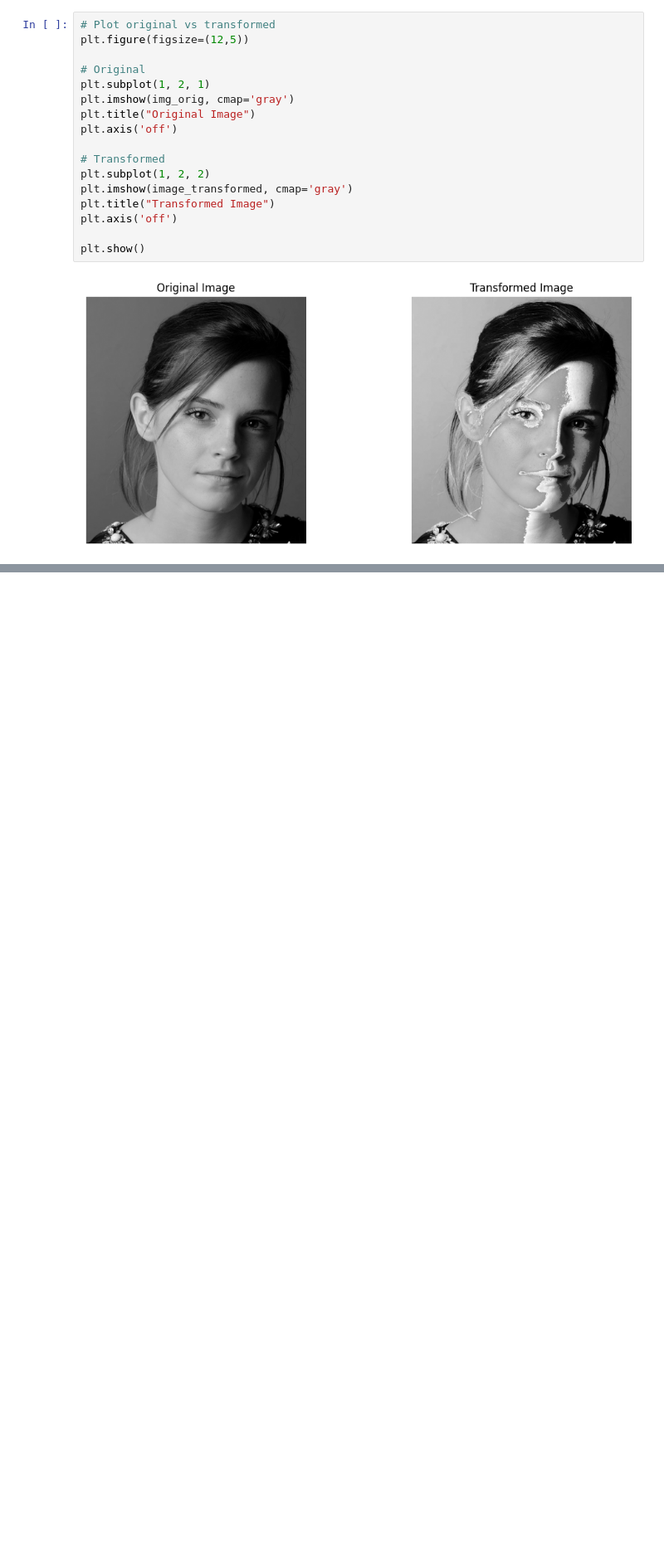
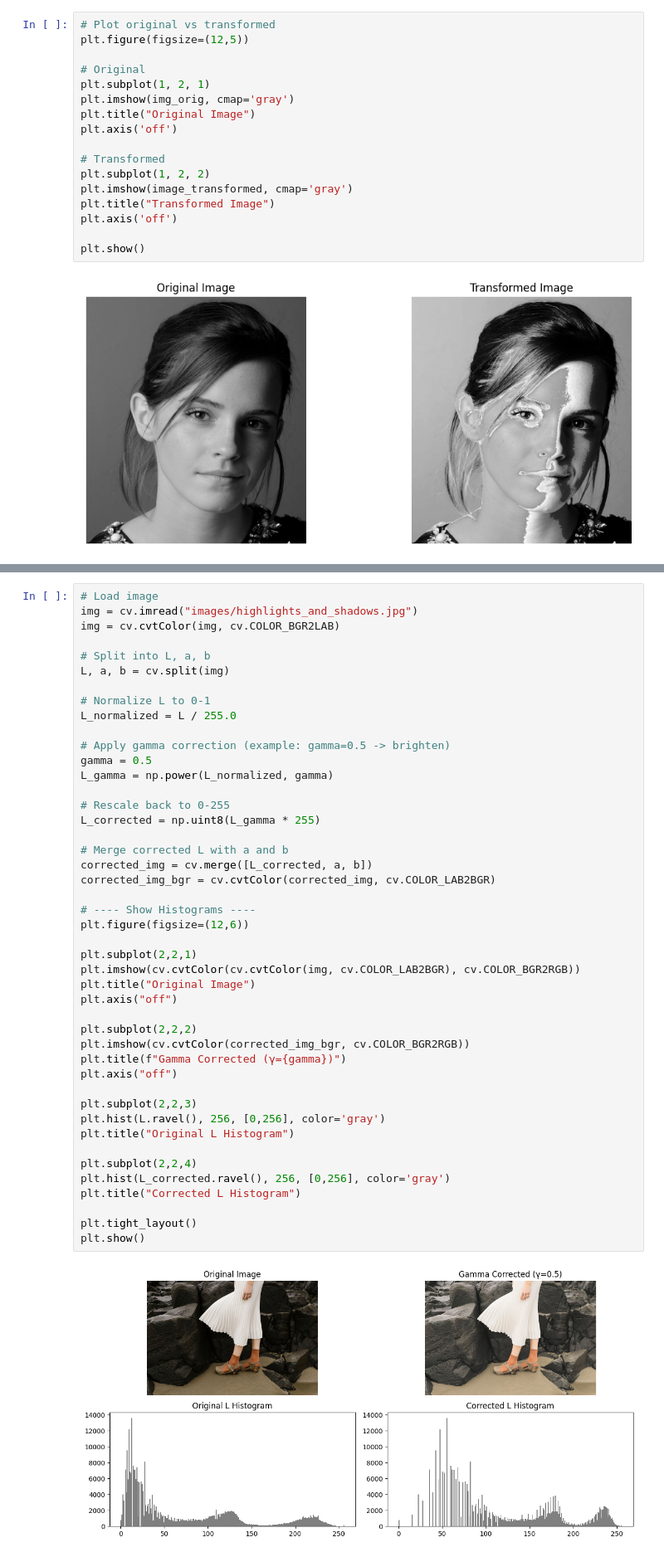
Before and after one commit to pramodiperera/IT5437, a Jupyter notebook: code.ipynb, the cells around one changed output, grey strips where cells are left out. Shown: that part at 83% size. Drawn from its saved outputs; the diff is of its cells as text; blank space fills up the shorter version.

```diff
--- a/code.ipynb
+++ b/code.ipynb
@@ -162,0 +115,47 @@ _Solution to Question 10 will go here._
+# %%
+# Load image
+img = cv.imread("images/highlights_and_shadows.jpg")
+img = cv.cvtColor(img, cv.COLOR_BGR2LAB)
+
+# Split into L, a, b
+L, a, b = cv.split(img)
+
+# Normalize L to 0-1
+L_normalized = L / 255.0
+
+# Apply gamma correction (example: gamma=0.5 -> brighten)
+gamma = 0.5
+L_gamma = np.power(L_normalized, gamma)
+
+# Rescale back to 0-255
+L_corrected = np.uint8(L_gamma * 255)
+
+# Merge corrected L with a and b
+corrected_img = cv.merge([L_corrected, a, b])
+corrected_img_bgr = cv.cvtColor(corrected_img, cv.COLOR_LAB2BGR)
+
+# ---- Show Histograms ----
+plt.figure(figsize=(12,6))
+
+plt.subplot(2,2,1)
+plt.imshow(cv.cvtColor(cv.cvtColor(img, cv.COLOR_LAB2BGR), cv.COLOR_BGR2RGB))
+plt.title("Original Image")
+plt.axis("off")
+
+plt.subplot(2,2,2)
+plt.imshow(cv.cvtColor(corrected_img_bgr, cv.COLOR_BGR2RGB))
+plt.title(f"Gamma Corrected (γ={gamma})")
+plt.axis("off")
+
+plt.subplot(2,2,3)
+plt.hist(L.ravel(), 256, [0,256], color='gray')
+plt.title("Original L Histogram")
+
+plt.subplot(2,2,4)
+plt.hist(L_corrected.ravel(), 256, [0,256], color='gray')
+plt.title("Corrected L Histogram")
+
+plt.tight_layout()
+plt.show()
+# %% [output]
+[figure, added]
```
Also changed, not shown: parts of 21 cells of this notebook.
